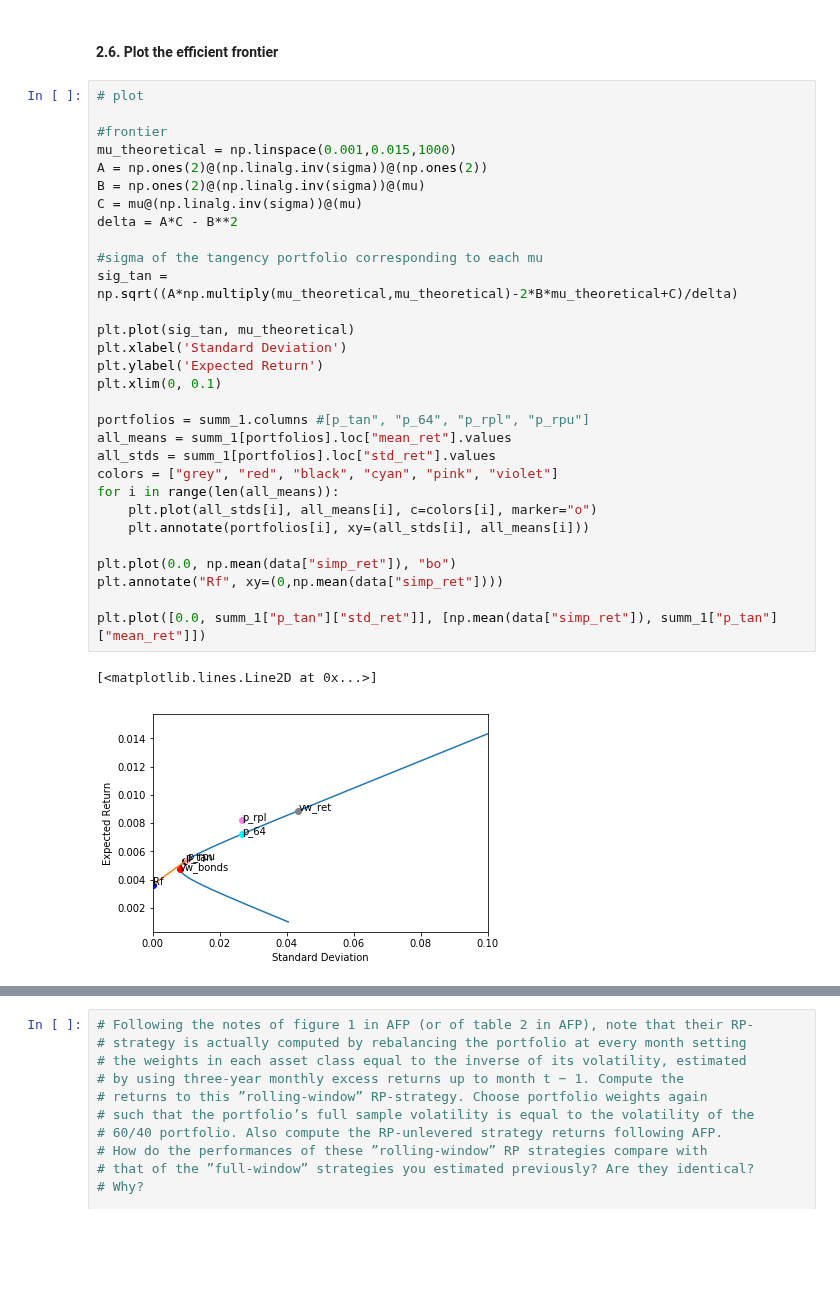
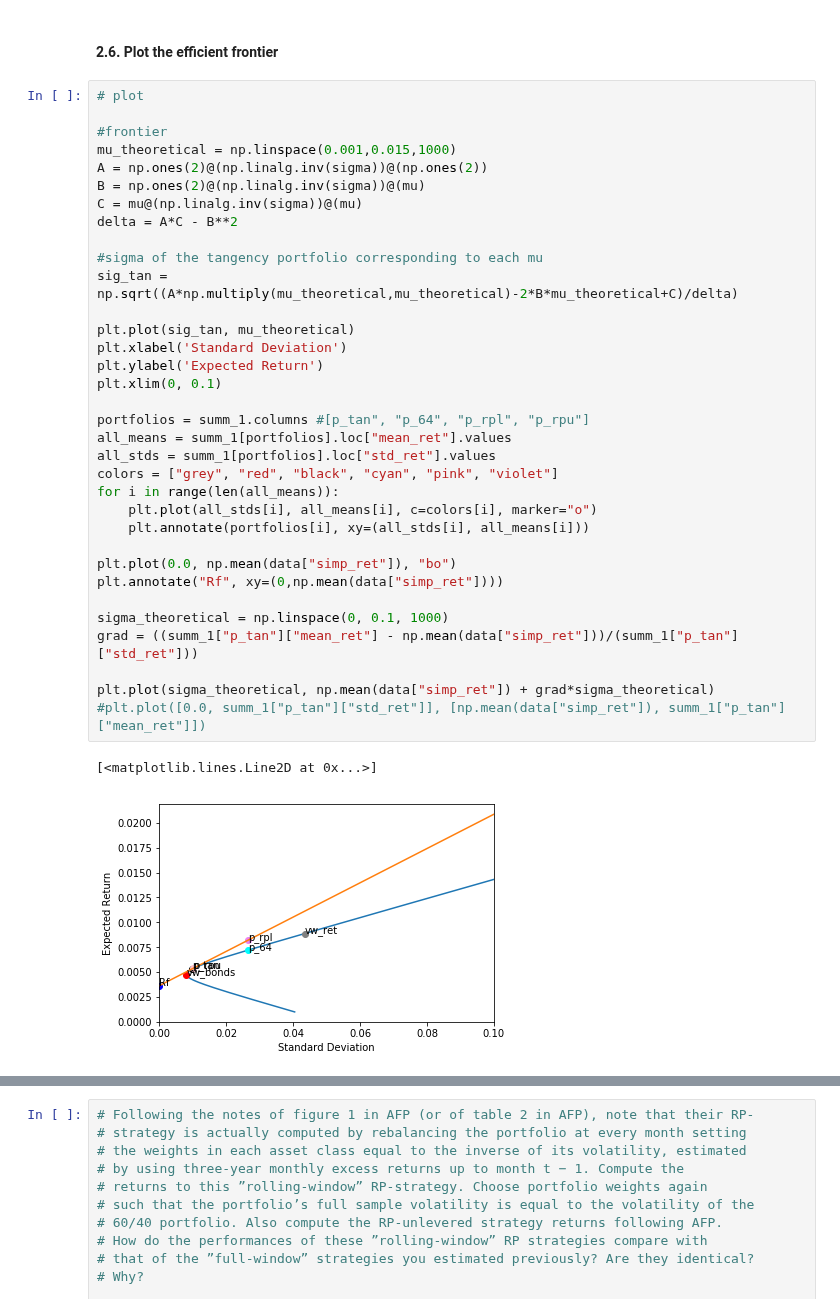
Before and after one commit to baohien97/EPFL-Investments, a Jupyter notebook: As3/InvestmentsAs3.ipynb, the cells around one changed output, grey strips where cells are left out. Saved outputs shown, nothing was run; the diff lists cells and outputs as text; blank space fills up the shorter version.

Commit message:
added complete plot

```diff
--- a/As3/InvestmentsAs3.ipynb
+++ b/As3/InvestmentsAs3.ipynb
@@ -209,32 +209,36 @@ summ_1
 # plot
 
 #frontier
 mu_theoretical = np.linspace(0.001,0.015,1000)
 A = np.ones(2)@(np.linalg.inv(sigma))@(np.ones(2))
 B = np.ones(2)@(np.linalg.inv(sigma))@(mu)
 C = mu@(np.linalg.inv(sigma))@(mu)
 delta = A*C - B**2
 
 #sigma of the tangency portfolio corresponding to each mu
 sig_tan = np.sqrt((A*np.multiply(mu_theoretical,mu_theoretical)-2*B*mu_theoretical+C)/delta)
 
 plt.plot(sig_tan, mu_theoretical)
 plt.xlabel('Standard Deviation')
 plt.ylabel('Expected Return')
 plt.xlim(0, 0.1)
 
 portfolios = summ_1.columns #[p_tan", "p_64", "p_rpl", "p_rpu"]
 all_means = summ_1[portfolios].loc["mean_ret"].values
 all_stds = summ_1[portfolios].loc["std_ret"].values
 colors = ["grey", "red", "black", "cyan", "pink", "violet"]
 for i in range(len(all_means)):
     plt.plot(all_stds[i], all_means[i], c=colors[i], marker="o")
     plt.annotate(portfolios[i], xy=(all_stds[i], all_means[i]))
 
 plt.plot(0.0, np.mean(data["simp_ret"]), "bo")
 plt.annotate("Rf", xy=(0,np.mean(data["simp_ret"])))
 
-plt.plot([0.0, summ_1["p_tan"]["std_ret"]], [np.mean(data["simp_ret"]), summ_1["p_tan"]["mean_ret"]])
+sigma_theoretical = np.linspace(0, 0.1, 1000)
+grad = ((summ_1["p_tan"]["mean_ret"] - np.mean(data["simp_ret"]))/(summ_1["p_tan"]["std_ret"]))
+
+plt.plot(sigma_theoretical, np.mean(data["simp_ret"]) + grad*sigma_theoretical)
+#plt.plot([0.0, summ_1["p_tan"]["std_ret"]], [np.mean(data["simp_ret"]), summ_1["p_tan"]["mean_ret"]])
 # %% [output]
 [<matplotlib.lines.Line2D at 0x...>]
-[figure, old version]
+[figure, new version]
```
Also changed, not shown: parts of 7 cells of this notebook.
